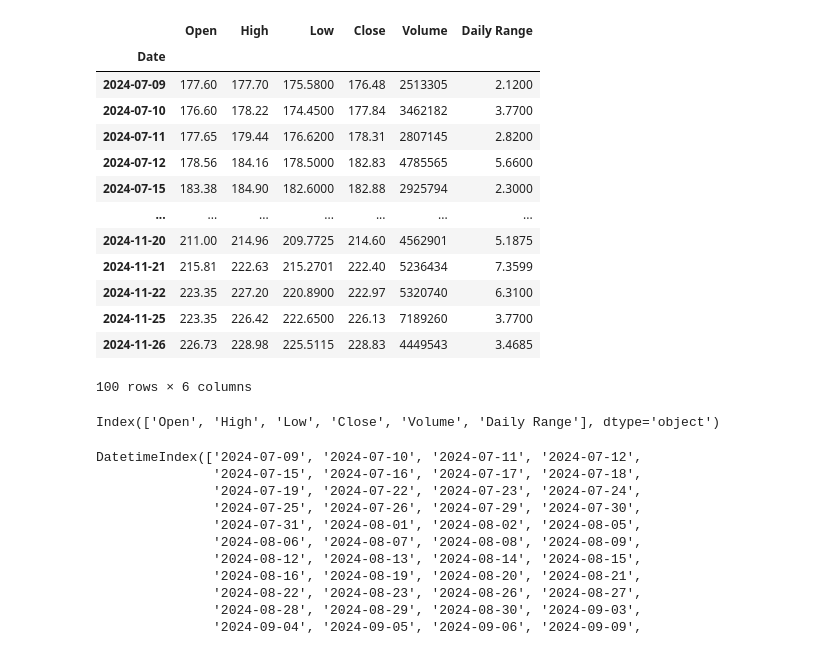
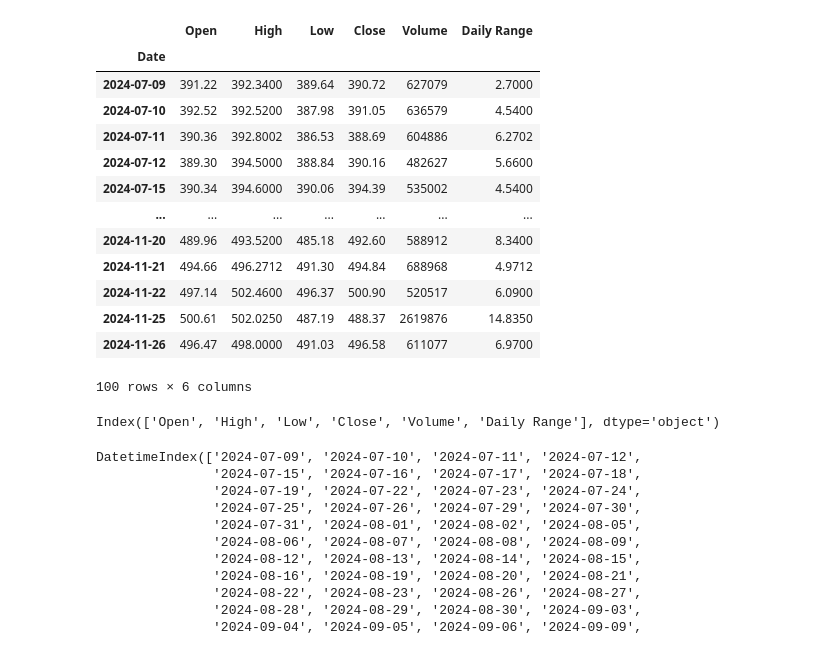
Before and after one commit to rtpunati/Automated_Stock_Data_Pipeline, a Jupyter notebook: scripts/forecast.ipynb, the cells around one changed output. Saved outputs shown, nothing was run; the diff lists cells and outputs as text; code cells hidden in the pictures.

```diff
--- a/scripts/forecast.ipynb
+++ b/scripts/forecast.ipynb
@@ -6,30 +6,30 @@ import json
 # %%
 import pandas as pd
 import matplotlib.pyplot as plt
 from statsmodels.tsa.arima.model import ARIMA
 
-data = pd.read_csv('C://Users//ratan//automated_data_pipeline//scripts//output//stock_data.csv')
+data = pd.read_csv('C://Users//ratan//automated_data_pipeline//output//MSI_stock_data.csv')
 data.rename(columns={'Unnamed: 0': 'Date'}, inplace=True)
 data['Date'] = pd.to_datetime(data['Date'])
 data.set_index('Date', inplace=True)
 
 display(data)
 
 print(data.columns)
 # %% [output]
 |  | Open | High | Low | Close | Volume | Daily Range |
 | Date |  |  |  |  |  |  |
-| 2024-07-09 | 177.60 | 177.70 | 175.5800 | 176.48 | 2513305 | 2.1200 |
-| 2024-07-10 | 176.60 | 178.22 | 174.4500 | 177.84 | 3462182 | 3.7700 |
-| 2024-07-11 | 177.65 | 179.44 | 176.6200 | 178.31 | 2807145 | 2.8200 |
-| 2024-07-12 | 178.56 | 184.16 | 178.5000 | 182.83 | 4785565 | 5.6600 |
-| 2024-07-15 | 183.38 | 184.90 | 182.6000 | 182.88 | 2925794 | 2.3000 |
+| 2024-07-09 | 391.22 | 392.3400 | 389.64 | 390.72 | 627079 | 2.7000 |
+| 2024-07-10 | 392.52 | 392.5200 | 387.98 | 391.05 | 636579 | 4.5400 |
+| 2024-07-11 | 390.36 | 392.8002 | 386.53 | 388.69 | 604886 | 6.2702 |
+| 2024-07-12 | 389.30 | 394.5000 | 388.84 | 390.16 | 482627 | 5.6600 |
+| 2024-07-15 | 390.34 | 394.6000 | 390.06 | 394.39 | 535002 | 4.5400 |
 | ... | ... | ... | ... | ... | ... | ... |
-| 2024-11-20 | 211.00 | 214.96 | 209.7725 | 214.60 | 4562901 | 5.1875 |
-| 2024-11-21 | 215.81 | 222.63 | 215.2701 | 222.40 | 5236434 | 7.3599 |
-| 2024-11-22 | 223.35 | 227.20 | 220.8900 | 222.97 | 5320740 | 6.3100 |
-| 2024-11-25 | 223.35 | 226.42 | 222.6500 | 226.13 | 7189260 | 3.7700 |
-| 2024-11-26 | 226.73 | 228.98 | 225.5115 | 228.83 | 4449543 | 3.4685 |
+| 2024-11-20 | 489.96 | 493.5200 | 485.18 | 492.60 | 588912 | 8.3400 |
+| 2024-11-21 | 494.66 | 496.2712 | 491.30 | 494.84 | 688968 | 4.9712 |
+| 2024-11-22 | 497.14 | 502.4600 | 496.37 | 500.90 | 520517 | 6.0900 |
+| 2024-11-25 | 500.61 | 502.0250 | 487.19 | 488.37 | 2619876 | 14.8350 |
+| 2024-11-26 | 496.47 | 498.0000 | 491.03 | 496.58 | 611077 | 6.9700 |
 100 rows × 6 columns
 Index(['Open', 'High', 'Low', 'Close', 'Volume', 'Daily Range'], dtype='object')
 # %%
```
Also changed, not shown: parts of 7 cells of this notebook, 4 other files.
